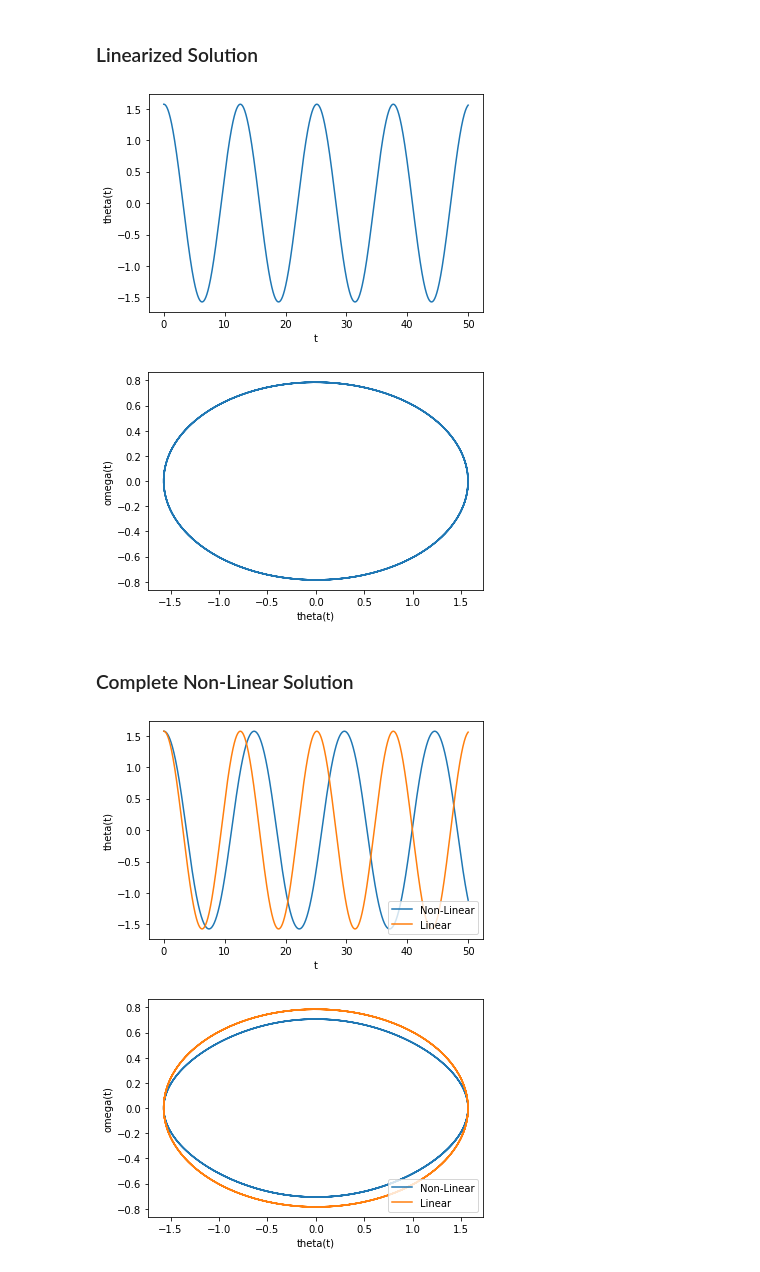
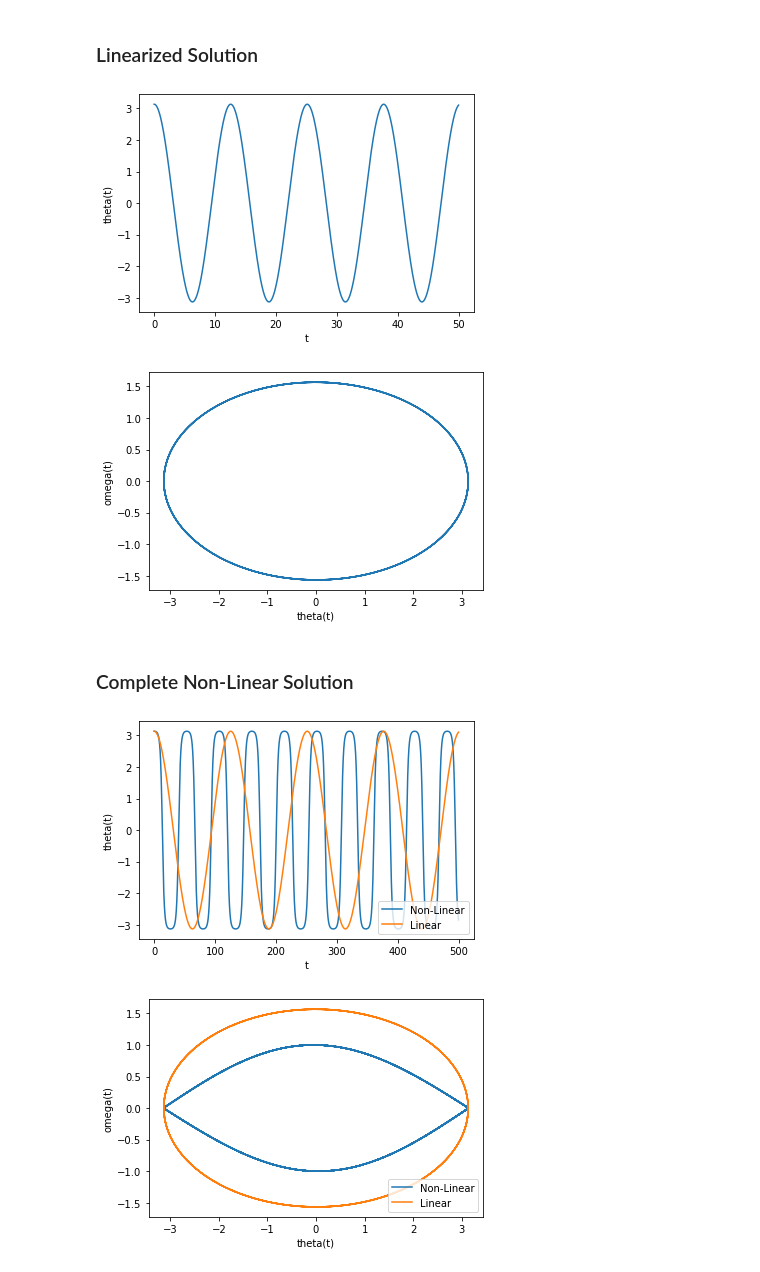
Before and after one commit to amateur-astronomy-club/Computational-Physics-KSS, a Jupyter notebook: Session_3/1_pendulum.ipynb, the cells around one changed output. Cells and saved outputs as stored; diff of their text form; code cells hidden in the pictures.

```diff
--- a/Session_3/1_pendulum.ipynb
+++ b/Session_3/1_pendulum.ipynb
@@ -12,7 +12,7 @@ h = 0.01 #Step Size
 it = 5000 #Iterations
 n = np.array(range(it+1)) #Iteration Array
 t = n*h #Time-step Array
-theta_0 = pi/2 #Initial postion
+theta_0 = pi - 0.01 #Initial postion
 theta_dot_0 = 0.0 #Initial velocity
 theta = np.array([theta_0]) #Array of positions
 theta_dot = np.array([theta_dot_0]) #Array of velocities
@@ -37,43 +37,43 @@ plt.show()
 theta_linear = theta
 theta_dot_linear = theta_dot
 # %% [output]
-[figure, old version]
+[figure, new version]
-[figure, old version]
+[figure, new version]
 # %% [markdown]
 ### Complete Non-Linear Solution
 # %%
 g, l = 9.81, 4*9.81
 K = sqrt(g/l) # Angular Frequency
-h = 0.01 #Step Size
+h = 0.1 #Step Size
 it = 5000 #Iterations
 n = np.array(range(it+1)) #Iteration Array
 t = n*h #Time-step Array
-theta_0 = pi - 0.1 #Initial postion
+theta_0 = pi - 0.01 #Initial postion
 theta_dot_0 = 0.0 #Initial velocity
 theta = np.array([theta_0]) #Array of positions
 theta_dot = np.array([theta_dot_0]) #Array of velocities
 # Algorithm
 for i in range(1, it+1):
     theta_1 = theta_0 + h*theta_dot_0
     theta_dot_1 = theta_dot_0 - h*(K**2)*sin(theta_1)
     theta = np.append(theta, theta_1)
     theta_dot = np.append(theta_dot, theta_dot_1)
     theta_0 = theta_1
     theta_dot_0 = theta_dot_1
 # Plot the position-time graph
 plt.plot(t, theta)
 plt.plot(t, theta_linear)
 plt.legend(["Non-Linear", "Linear"], loc ="lower right")
 plt.xlabel('t')
 plt.ylabel('theta(t)')
 plt.show()
 # Plot the state-space graph
 plt.plot(theta, theta_dot)
 plt.plot(theta_linear, theta_dot_linear)
 plt.legend(["Non-Linear", "Linear"], loc ="lower right")
 plt.xlabel('theta(t)')
 plt.ylabel('omega(t)')
 plt.show()
 # %% [output]
-[figure, old version]
+[figure, new version]
-[figure, old version]
+[figure, new version]
```
Also changed, not shown: 3 other files.
